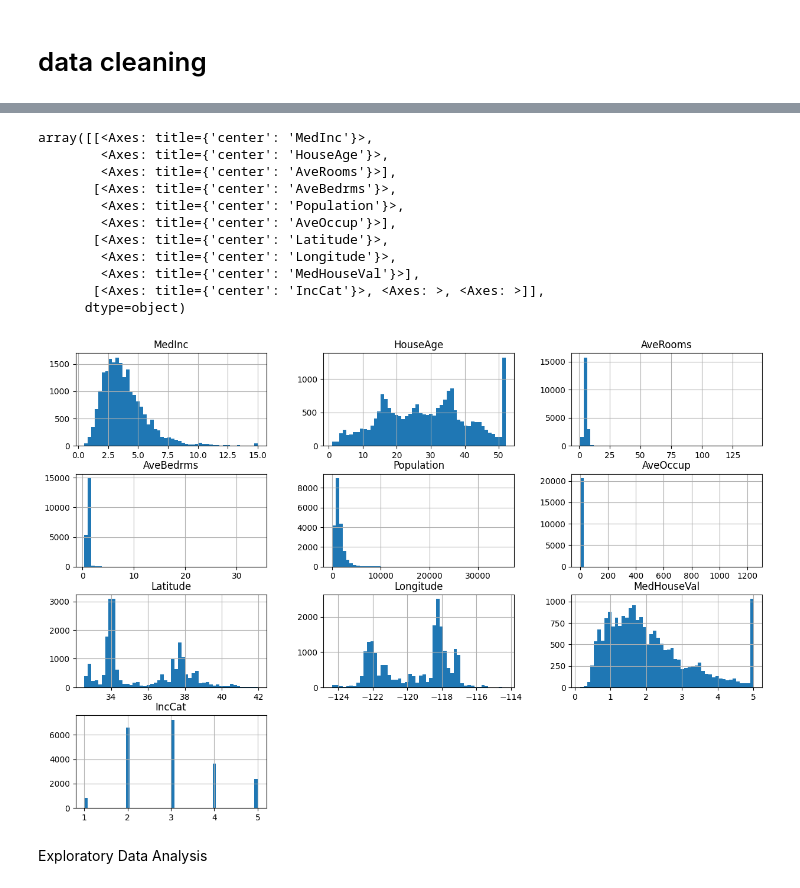
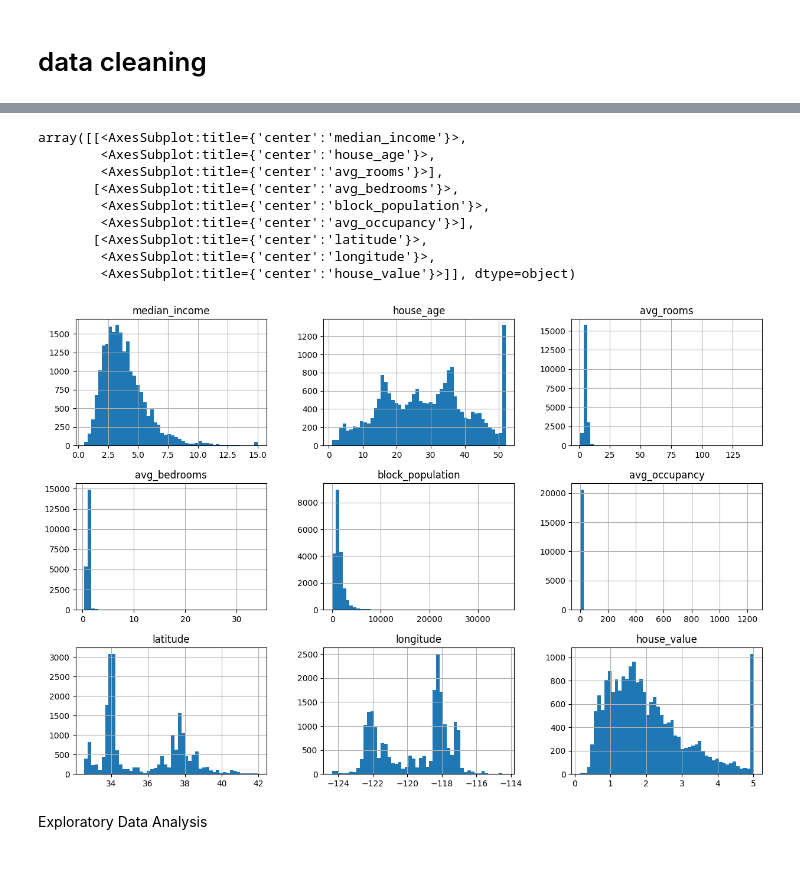
Before and after one commit to Motion115/ML-Labs, a Jupyter notebook: lab1/data_clean.ipynb, the cells around one changed output, grey strips where cells are left out. Cells and saved outputs as stored; diff of their text form; code cells hidden in the pictures.

```diff
--- a/lab1/data_clean.ipynb
+++ b/lab1/data_clean.ipynb
@@ -14,16 +14,17 @@ print(y.shape)
 
 # print the column name of the data
 print(california.feature_names)
+# print(california.DESCR)
 
-
-
-import matplotlib.pyplot as plt
-df = pd.DataFrame()
-for i in range(8):
-    df[california["feature_names"][i]]=X[:, i]
-df["MedHouseVal"] = y
-df.info()
-df.to_csv("./fetch_california_housing.csv", index=None)
+dataframe = pd.DataFrame()
+for i in range(len(california.feature_names)):
+    dataframe[california.feature_names[i]] = X[:, i]
+dataframe["house_value"] = y
+# change the column name
+dataframe.columns = ["median_income", "house_age", "avg_rooms", "avg_bedrooms", "block_population", "avg_occupancy", "latitude", "longitude",  "house_value"]
+dataframe.info()
+# localize data
+dataframe.to_csv("./california_housing.csv", index=None)
 # %% [output]
 (20640, 8)
 (20640,)
@@ -59,18 +58,17 @@ df.describe()
 # %%
-df.hist(bins=50,figsize=(15,10))
+import matplotlib.pyplot as plt
+dataframe.hist(bins=50,figsize=(15,10))
 # %% [output]
-array([[<Axes: title={'center': 'MedInc'}>,
-        <Axes: title={'center': 'HouseAge'}>,
-        <Axes: title={'center': 'AveRooms'}>],
-       [<Axes: title={'center': 'AveBedrms'}>,
-        <Axes: title={'center': 'Population'}>,
-        <Axes: title={'center': 'AveOccup'}>],
-       [<Axes: title={'center': 'Latitude'}>,
-        <Axes: title={'center': 'Longitude'}>,
-        <Axes: title={'center': 'MedHouseVal'}>],
-       [<Axes: title={'center': 'IncCat'}>, <Axes: >, <Axes: >]],
-      dtype=object)
+array([[<AxesSubplot:title={'center':'median_income'}>,
+        <AxesSubplot:title={'center':'house_age'}>,
+        <AxesSubplot:title={'center':'avg_rooms'}>],
+       [<AxesSubplot:title={'center':'avg_bedrooms'}>,
+        <AxesSubplot:title={'center':'block_population'}>,
+        <AxesSubplot:title={'center':'avg_occupancy'}>],
+       [<AxesSubplot:title={'center':'latitude'}>,
+        <AxesSubplot:title={'center':'longitude'}>,
+        <AxesSubplot:title={'center':'house_value'}>]], dtype=object)
-[figure, old version]
+[figure, new version]
 # %%
 # # dataset preprocess
 # # normalize the data
```
Also changed, not shown: parts of 3 cells of this notebook, 1 other file.
